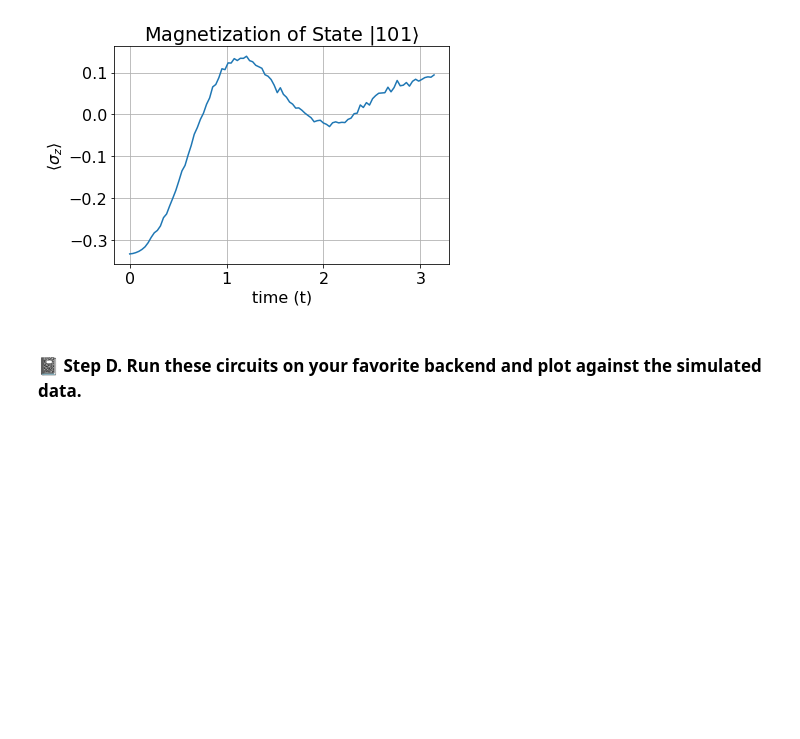
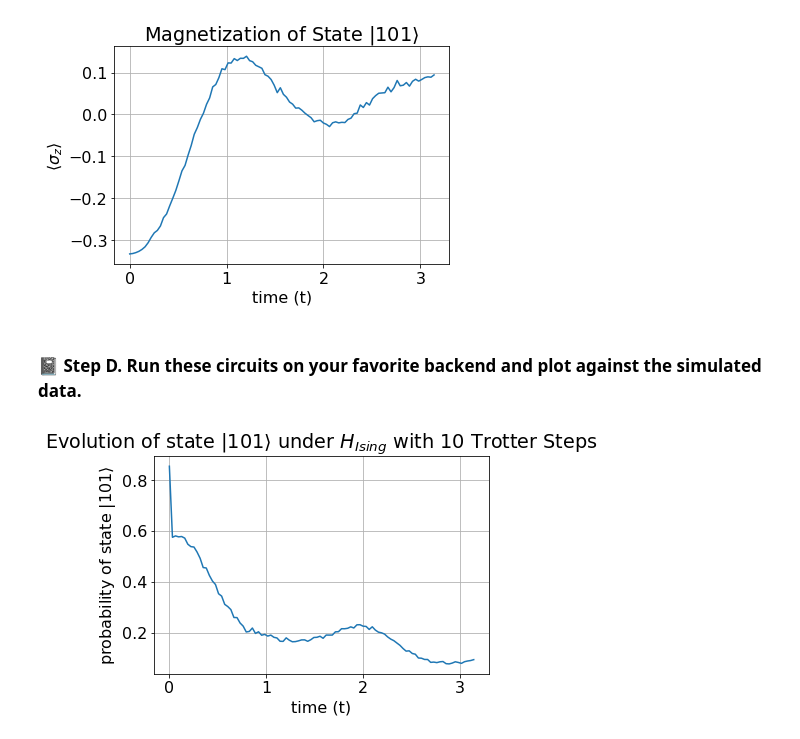
Before and after one commit to MRVallee/QuantumComputng, a Jupyter notebook: Lab-2_Quantum-Simulation.ipynb, the cells around one changed output. Drawn from its saved outputs; the diff is of its cells as text; code cells hidden in the pictures; blank space fills up the shorter version.

Commit message:
Started Lab 3, finished Lab 2 for real this time

```diff
--- a/Lab-2_Quantum-Simulation.ipynb
+++ b/Lab-2_Quantum-Simulation.ipynb
@@ -643,0 +574,82 @@ print(output.job_id())
+# %%
+# provider = IBMQ.load_account()
+#provider.backends()
+
+backend = provider.get_backend('ibmq_lima')
+
+#Define array of time points
+ts = np.linspace(0, np.pi, 100)
+
+#Number of shots to use for sircuit
+shots = 8192
+
+#Add measure gates to circuit
+measure_ZZZ = QuantumCircuit(3)
+measure_ZZZ.measure_all()
+
+#Define array for count evolution
+counts = np.empty(800)
+
+#define array for holding magnetization values
+mags = np.empty(100)
+
+out_counts = []
+
+#Define array for storing number of 101 states
+count_101 = np.empty(100)
+
+#array to hold circuits to run at end in one batch (need to do this for IBM)
+circuits = []
+
+#Loop over circuit for 10 Trotter Steps
+for i in range(0, 100):
+    qc = U_circuit(3, [1,0,1], ts[i], 1, 1, 10)
+    circuit = qc.compose(measure_ZZZ)
+    circuit_trans = transpile(circuit, backend)
+    circuits.append(circuit_trans)
+
+output = backend.run(circuits, shots=shots)
+results = output.result()
+for i in range(0, 100):
+    out_counts.append(results.get_counts(circuits[i]))
+
+for i in range(0, 100):
+
+    count_101[i] = out_counts[i].get('101')
+
+    #I am storing all counts for every run in the same array, but each permutation
+    # of the state has its own value for mod(8) of the index
+    counts[8*i] = out_counts[i].get('000')
+    counts[8*i + 1] = out_counts[i].get('001')
+    counts[8*i + 2] = out_counts[i].get('010')
+    counts[8*i + 3] = out_counts[i].get('011')
+    counts[8*i + 4] = out_counts[i].get('100')
+    counts[8*i + 5] = out_counts[i].get('101')
+    counts[8*i + 6] = out_counts[i].get('110')
+    counts[8*i + 7] = out_counts[i].get('111')
+
+    #This finds all nan values in counts and replaces them with 0.  np.isnan() creates a bollean array with true at every nan.
+    counts[np.isnan(counts)] = 0
+
+    mags[i] = (1/3) * (((counts[8*i] / shots) * 3) + ((counts[8*i + 1] / shots)) + ((counts[8*i + 2] / shots)) + ((counts[8*i + 3] / shots) * -1) + ((counts[8*i + 4] / shots)) + ((counts[8*i + 5] / shots) * -1) + ((counts[8*i + 6] / shots) * -1) + ((counts[8*i + 7] / shots) * -3))
+
+# Plot evolution of |101>
+plt.plot(ts, count_101/shots)
+plt.xlabel('time (t)')
+plt.ylabel(r'probability of state $|101\rangle$')
+plt.title(r'Evolution of state $|101\rangle$ under $H_{Ising}$ with 10 Trotter Steps')
+plt.grid()
+plt.show()
+
+# Plot evolution of |101> for magnetization
+plt.plot(ts, mags)
+plt.xlabel('time (t)')
+plt.ylabel(r'$\langle\sigma_z\rangle$')
+init_state = One^Zero^One
+plt.title(r'Magnetization of State $|${}$\rangle$'.format(list(init_state.primitive.keys())[0]))
+plt.grid()
+plt.show()
+
+print(output.job_id())
+# %% [output]
+[figure, added]
```
Also changed, not shown: parts of 6 cells of this notebook, 1 other file.
